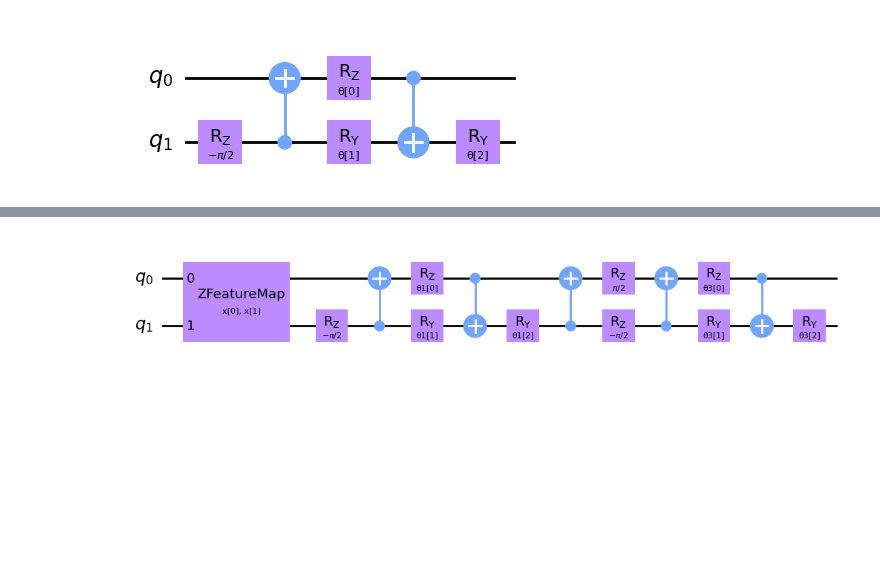
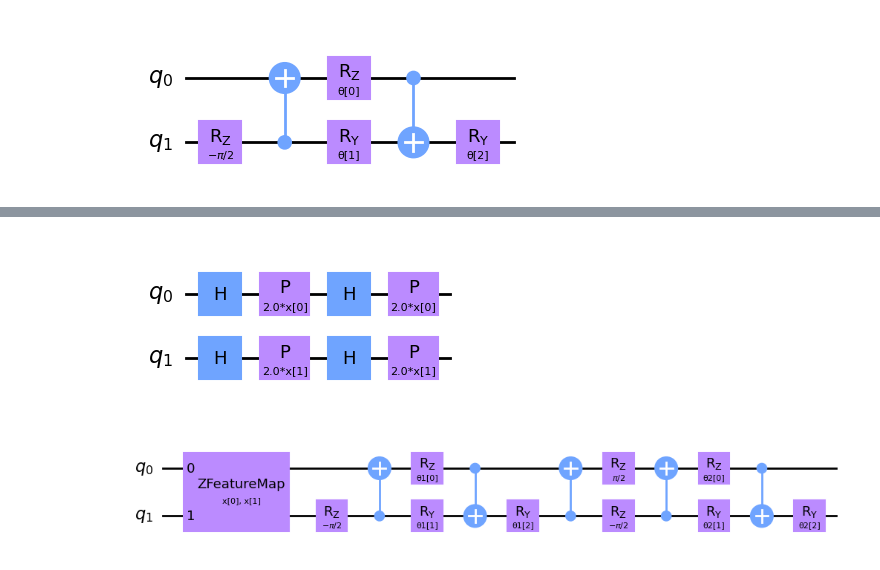
Before and after one commit to benjaminhagan/VIP_QML, a Jupyter notebook: QML_Architecture.ipynb, the cells around one changed output, grey strips where cells are left out. Saved outputs shown, nothing was run; the diff lists cells and outputs as text; code cells hidden in the pictures; blank space fills up the shorter version.

```diff
--- a/QML_Architecture.ipynb
+++ b/QML_Architecture.ipynb
@@ -64,2 +64,9 @@ labels = np.concatenate((np.ones(sample_size), np.zeros(sample_size)-1))
+# %%
+#Qiskits default circuit for encoding data
+from qiskit.circuit.library import ZFeatureMap
+feature_map = ZFeatureMap(2)
+feature_map.decompose().draw("mpl", style="clifford")
+# %% [output]
+[figure, added]
 # %%
 #Sets up full circuit with inputs and network
```
Also changed, not shown: parts of 5 cells of this notebook.
